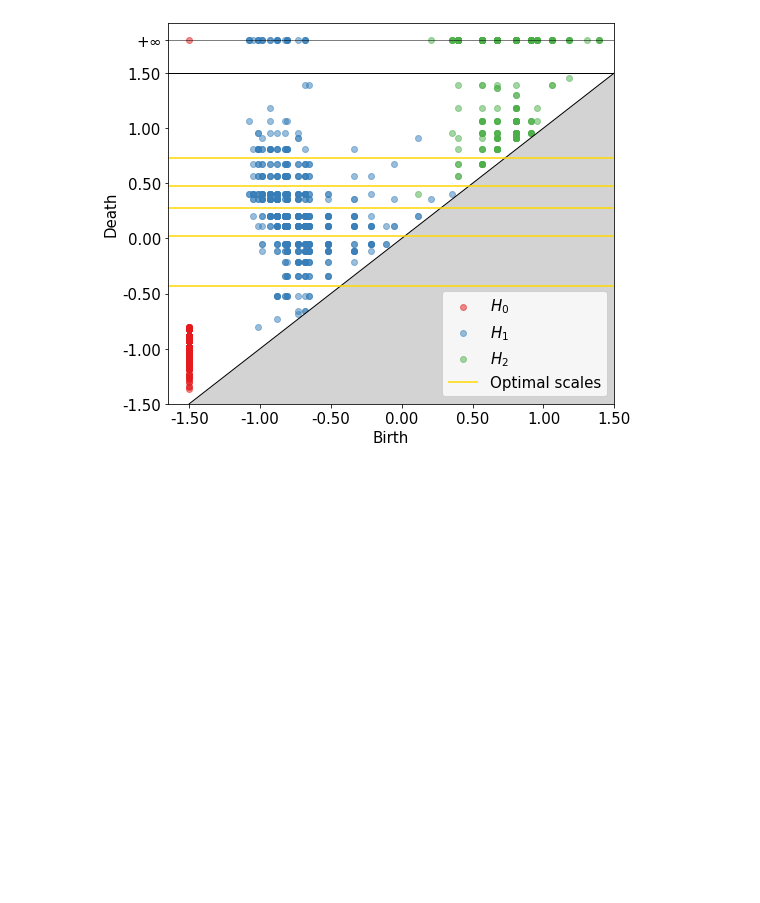
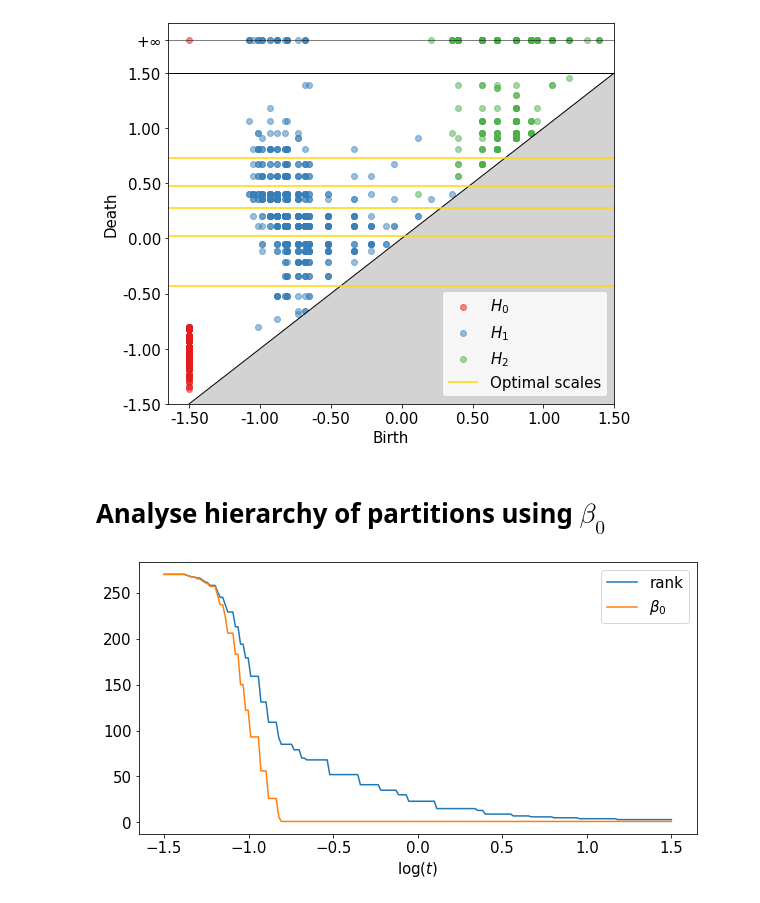
Before and after one commit to barahona-research-group/MCF, a Jupyter notebook: notebooks/220426_Erdos_Renyi.ipynb, the cells around one changed output. Cells and saved outputs as stored; diff of their text form; code cells hidden in the pictures; blank space fills up the shorter version.

```diff
--- a/notebooks/220426_Erdos_Renyi.ipynb
+++ b/notebooks/220426_Erdos_Renyi.ipynb
@@ -151,2 +151,4 @@ plt.savefig(root_fig +'PD_ER.pdf', dpi=fig.dpi,bbox_inches='tight')
 # %% [output]
 [figure]
+# %% [markdown]
+# Analyse hierarchy of partitions using $\beta_0$
@@ -152,0 +157,12 @@ plt.savefig(root_fig +'PD_ER.pdf', dpi=fig.dpi,bbox_inches='tight')
+# %%
+rank = compute_rank(msf)
+beta_0 = compute_beta_0(msf)
+# %%
+fig, ax = plt.subplots(1, figsize=(10, 5))
+ax.plot(msf.log_times,rank, label = 'rank')
+ax.plot(msf.log_times,beta_0[:-1], label = r'$\beta_0$')
+ax.set(xlabel=r'$\log(t)$')
+ax.legend()
+plt.show()
+# %% [output]
+[figure, added]
```
Also changed, not shown: parts of 6 cells of this notebook, 13 other files.
